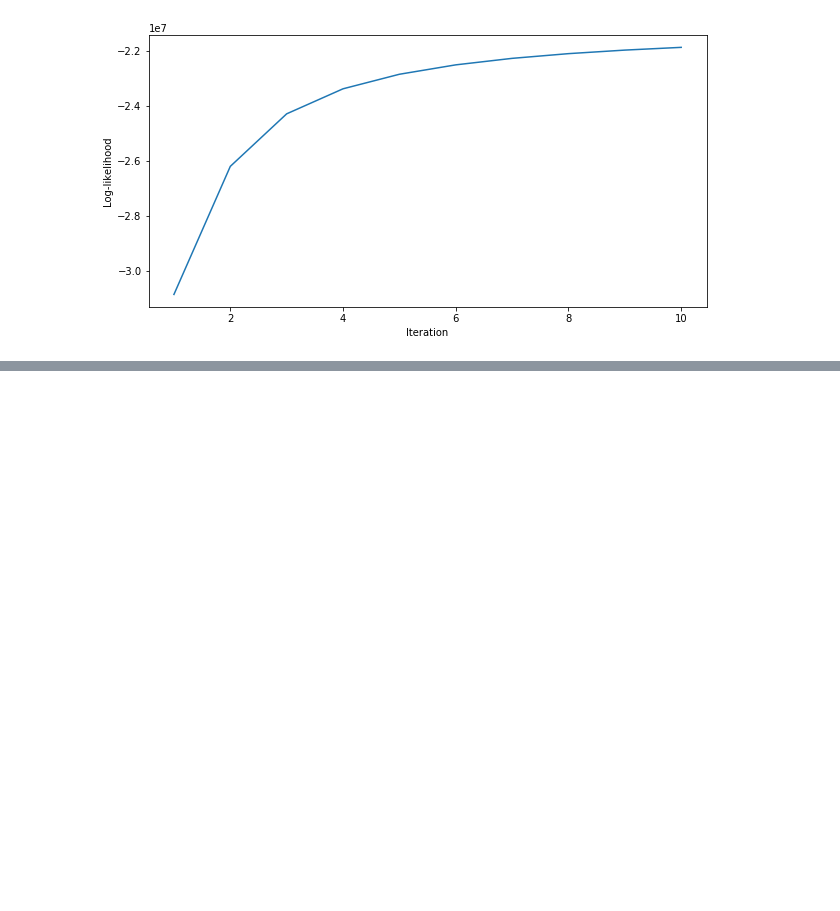
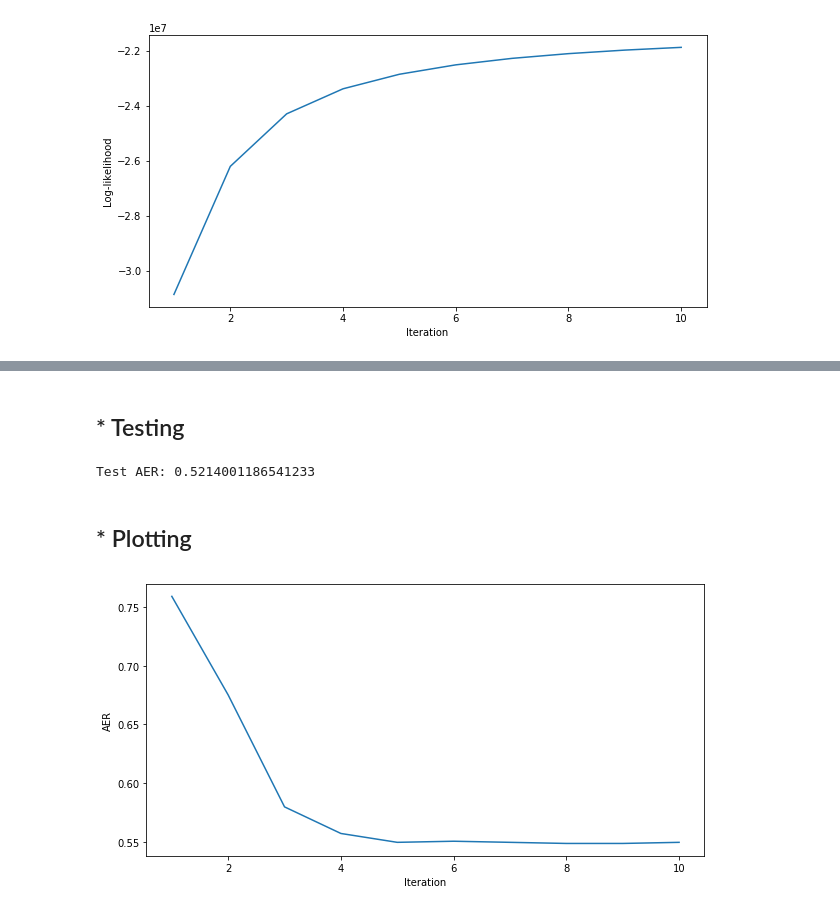
Before and after one commit to jamie0725/Natural-Language-Processing-2, a Jupyter notebook: week1/ibm_models.ipynb, the cells around one changed output, grey strips where cells are left out. Cells and saved outputs as stored; diff of their text form; code cells hidden in the pictures; blank space fills up the shorter version.

```diff
--- a/week1/ibm_models.ipynb
+++ b/week1/ibm_models.ipynb
@@ -439,0 +412,5 @@ loss_ibm2.savefig('./result/loglikelihood-IBM2.eps')
+# %%
+import random
+random.seed(1)
+theta_r1 = defaultdict(lambda: defaultdict(lambda: Decimal(random.random())))
+theta_10_r1, AER_r1, t_log_r1, iteration_r1 = train_EM_ibm2(en_train, fr_train, theta_r1, en_val, fr_val, en_test, fr_test, path_val, K=10, theta_jump='random', seed=1)
@@ -439,0 +435,18 @@ loss_ibm2.savefig('./result/loglikelihood-IBM2.eps')
+# %% [markdown]
+## * Testing
+# %%
+aer_test_r1, test_alignment_r1 = compute_aer(en_test, fr_test, path_test, theta_10_r1)
+print('Test AER:', aer_test_r1)
+# %% [output]
+Test AER: 0.5214001186541233
+# %% [markdown]
+## * Plotting
+# %%
+aer_ibm_r1 = plt.figure(figsize = (10, 5))
+plt.plot(iteration_r1, AER_r1)
+plt.xlabel('Iteration')
+plt.ylabel('AER')
+plt.show()
+aer_ibm_r1.savefig('./result/aer-IBM2-random1.eps')
+# %% [output]
+[figure, added]
```
Also changed, not shown: parts of 47 cells of this notebook, 13 other files.
